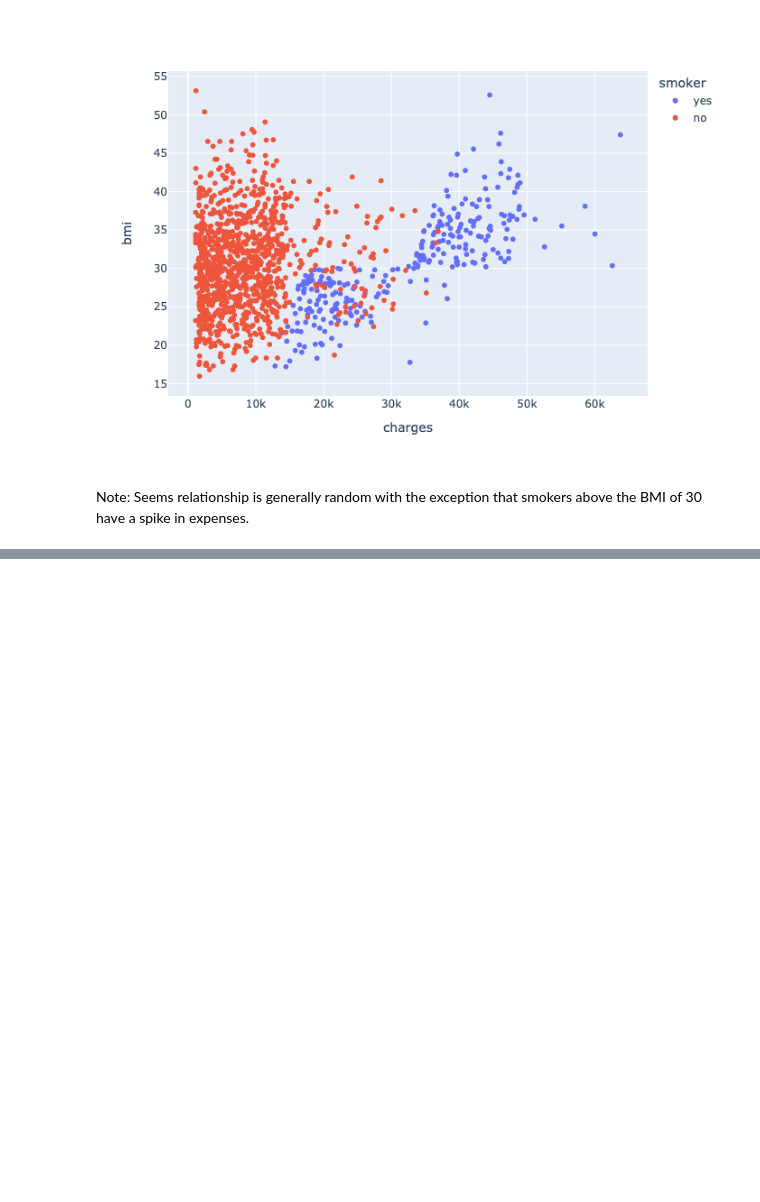
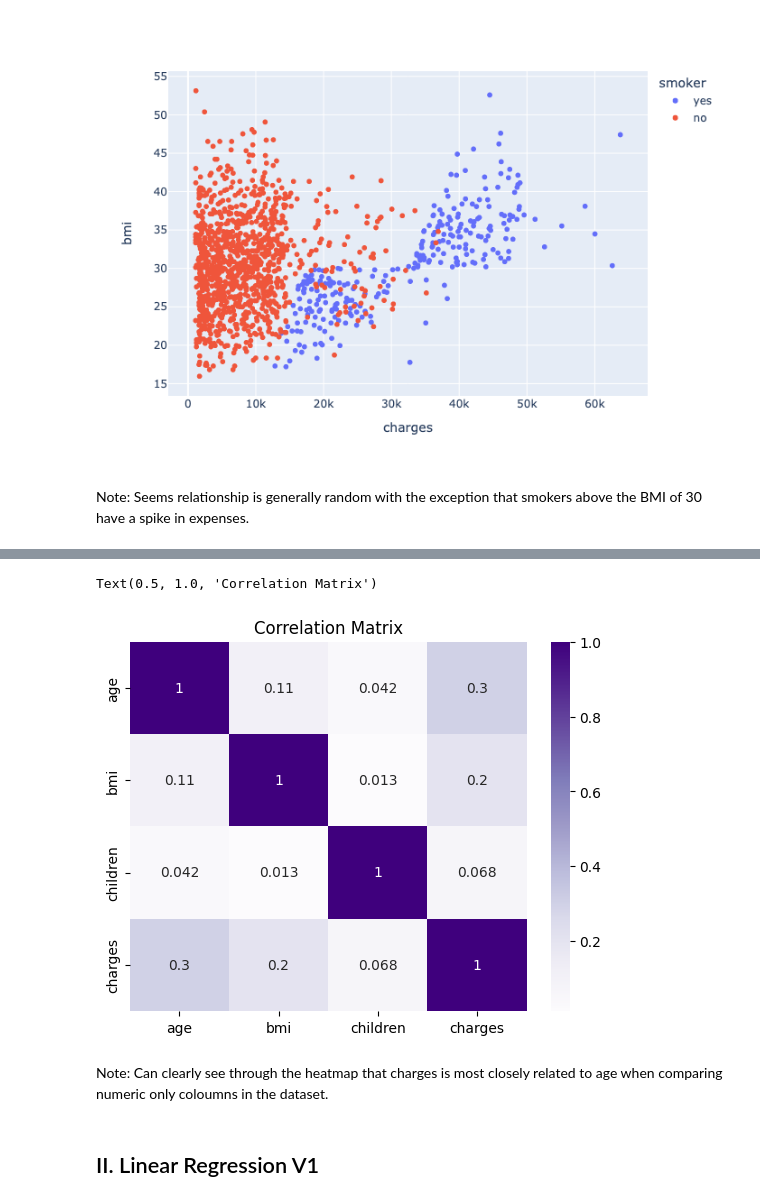
Before and after one commit to devp19/MyHealth, a Jupyter notebook: MyHealth.ipynb, the cells around one changed output, grey strips where cells are left out. Cells and saved outputs as stored; diff of their text form; code cells hidden in the pictures; blank space fills up the shorter version.

```diff
--- a/MyHealth.ipynb
+++ b/MyHealth.ipynb
@@ -73,0 +97,11 @@ Note: Seems relationship is generally random with the exception that smokers abo
+# %%
+sns.heatmap(medicalExpenses_df.corr(numeric_only=True), cmap="Purples", annot=True)
+
+plt.title("Correlation Matrix")
+# %% [output]
+Text(0.5, 1.0, 'Correlation Matrix')
+[figure, added]
+# %% [markdown]
+Note: Can clearly see through the heatmap that charges is most closely related to age when comparing numeric only coloumns in the dataset.
+# %% [markdown]
+## II. Linear Regression V1
```
Also changed, not shown: parts of 5 cells of this notebook.
